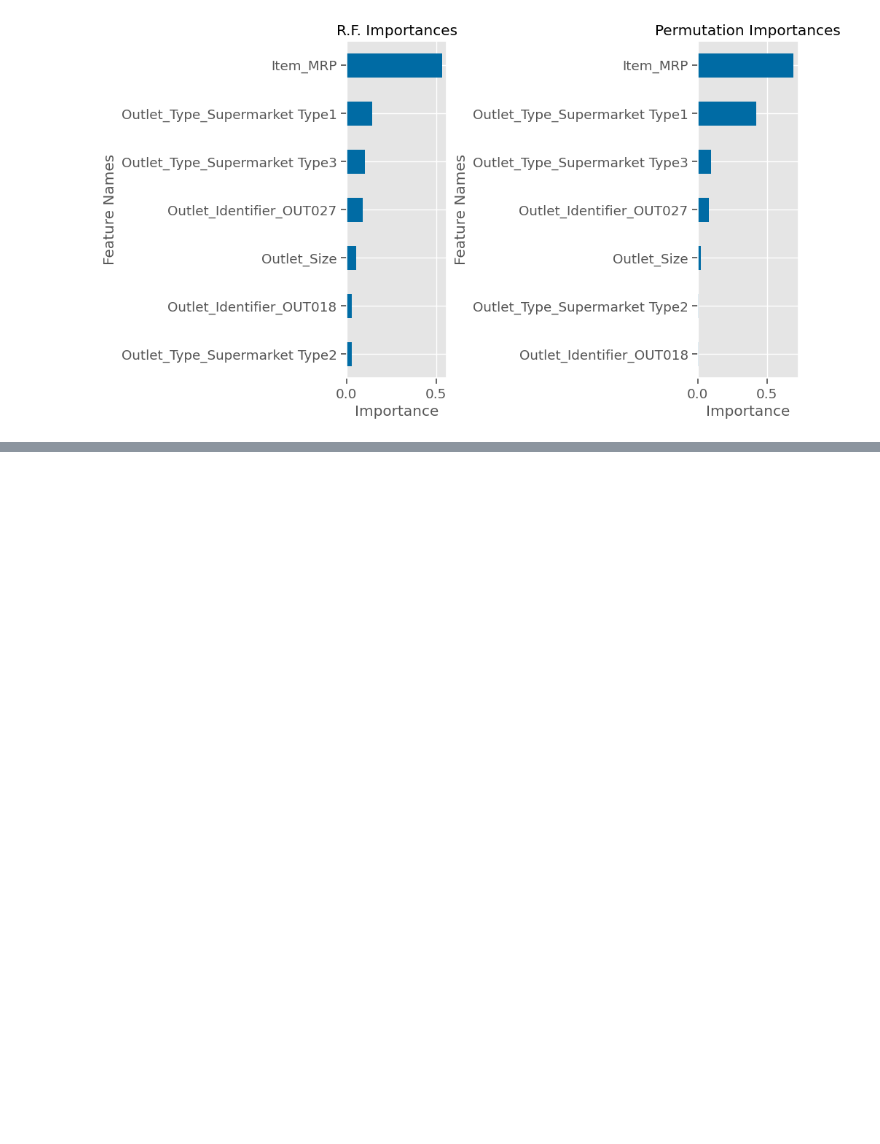
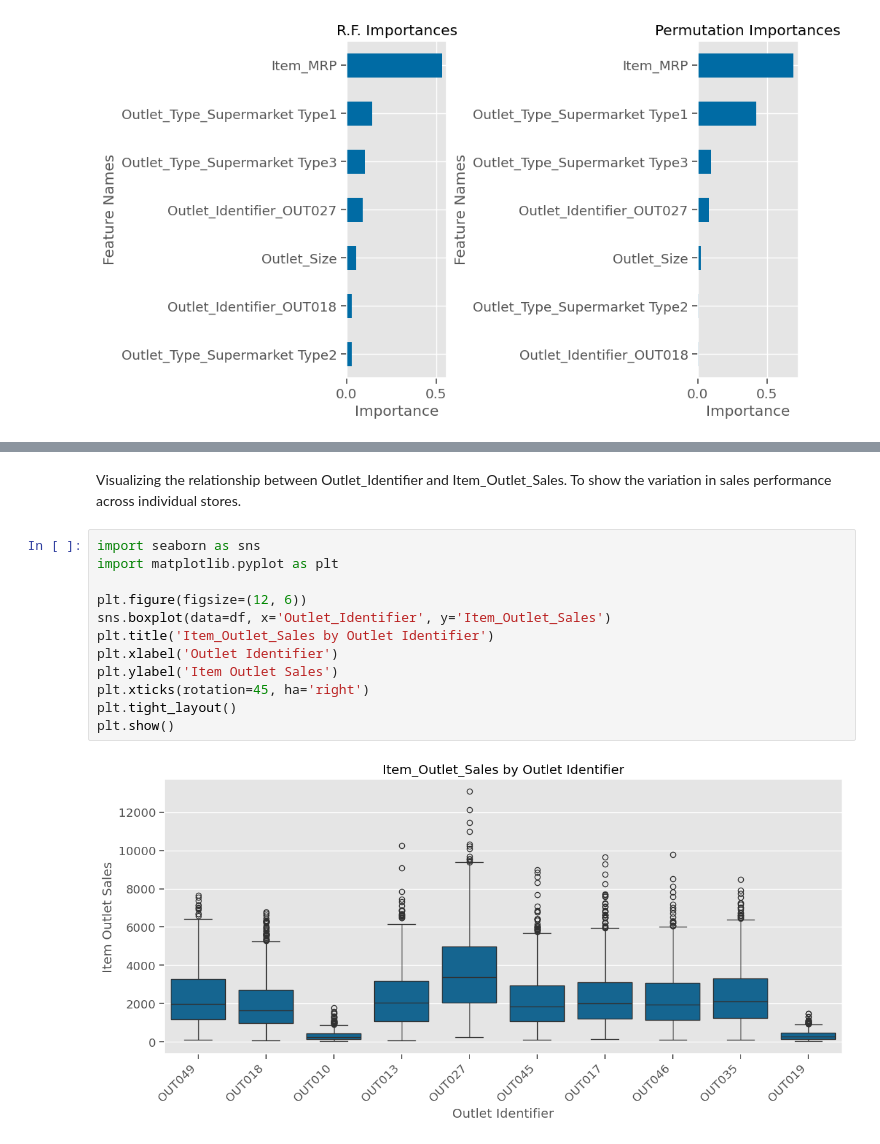
Before and after one commit to Khalil-Salama/Prediction-of-Product-Sales, a Jupyter notebook: Prediction_of_Product_Sales.ipynb, the cells around one changed output, grey strips where cells are left out. Saved outputs shown, nothing was run; the diff lists cells and outputs as text; blank space fills up the shorter version.

```diff
--- a/Prediction_of_Product_Sales.ipynb
+++ b/Prediction_of_Product_Sales.ipynb
@@ -2558,0 +2643,16 @@ axes[1].set(title='Permutation Importances');
+# %% [markdown]
+Visualizing the relationship between Outlet_Identifier and Item_Outlet_Sales. To show the variation in sales performance across individual stores.
+# %%
+import seaborn as sns
+import matplotlib.pyplot as plt
+
+plt.figure(figsize=(12, 6))
+sns.boxplot(data=df, x='Outlet_Identifier', y='Item_Outlet_Sales')
+plt.title('Item_Outlet_Sales by Outlet Identifier')
+plt.xlabel('Outlet Identifier')
+plt.ylabel('Item Outlet Sales')
+plt.xticks(rotation=45, ha='right')
+plt.tight_layout()
+plt.show()
+# %% [output]
+[figure, added]
```
Also changed, not shown: parts of 11 cells of this notebook.
